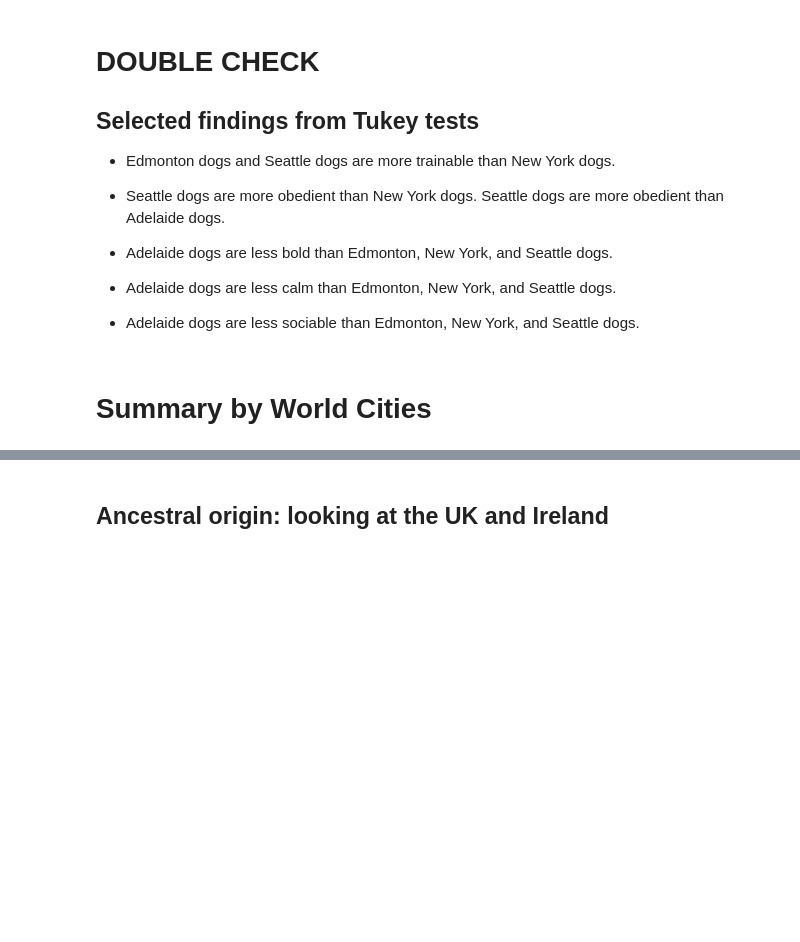
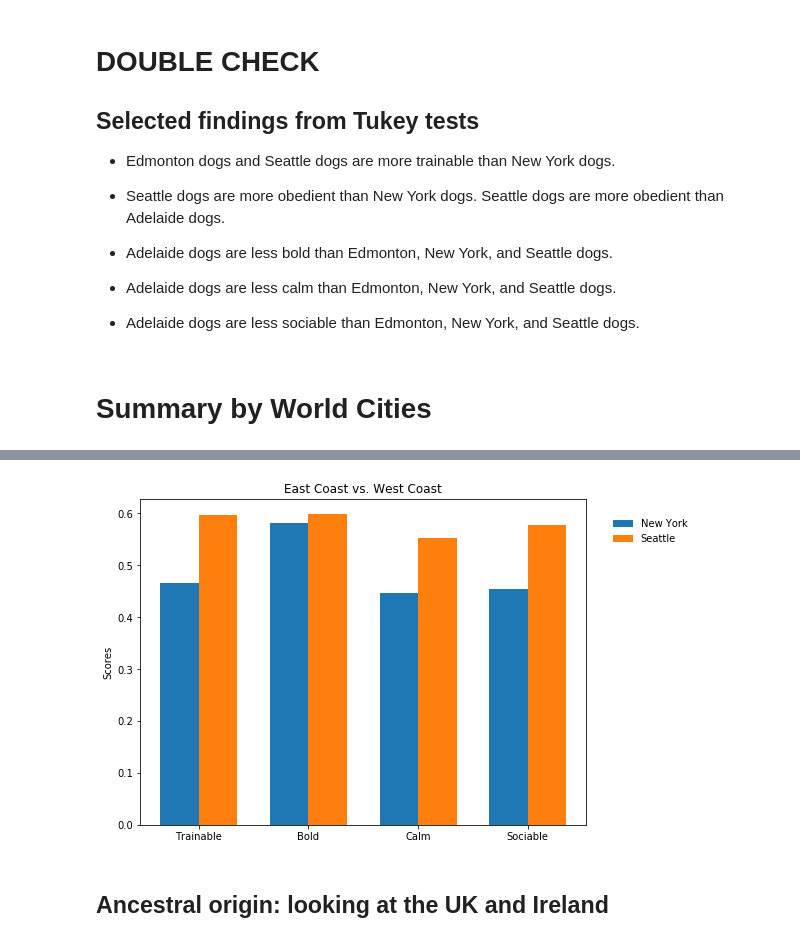
Before and after one commit to Save-All-The-Pets/dog_attributes, a Jupyter notebook: src/analysis.ipynb, the cells around one changed output, grey strips where cells are left out. Cells and saved outputs as stored; diff of their text form; code cells hidden in the pictures; blank space fills up the shorter version.

```diff
--- a/src/analysis.ipynb
+++ b/src/analysis.ipynb
@@ -533,21 +709,24 @@ for item in lst:
 # %%
 x = np.arange(len(nyc_mean.index))  # the label locations
 width = 0.35  # the width of the bars
 
 fig, ax = plt.subplots()
-fig.set_size_inches(10, 8)
+fig.set_size_inches(8, 6)
 rects1 = ax.bar(x - width/2, nyc_mean, width, label='New York')
 rects1 = ax.bar(x + width/2, seattle_mean, width, label='Seattle')
 
 # Add some text for labels, title and custom x-axis tick labels, etc.
 ax.set_ylabel('Scores')
-ax.set_title('Scores for New York and Seattle')
+ax.set_title('East Coast vs. West Coast')
 ax.set_xticks(x)
 ax.set_xticklabels(nyc_mean.index)
 ax.legend(loc='lower left', bbox_to_anchor= (1.05, .85), ncol=1,
             borderaxespad=0, frameon=False)
 
-plt.show()
+
+plt.savefig('../plots/eastwest.png')
+# %% [output]
+[figure, added]
 # %% [markdown]
 ## Ancestral origin: looking at the UK and Ireland
 # %%
```
Also changed, not shown: parts of 17 cells of this notebook.
